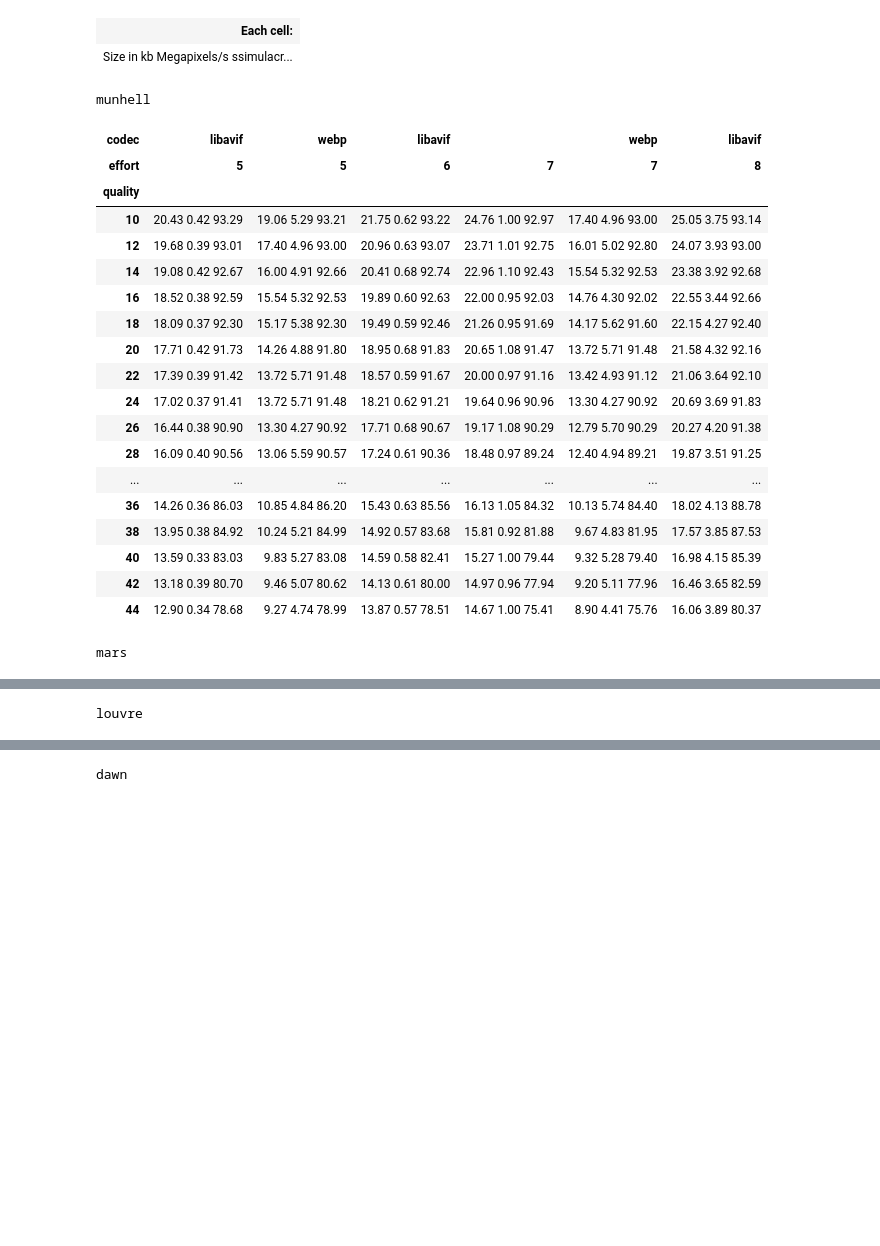
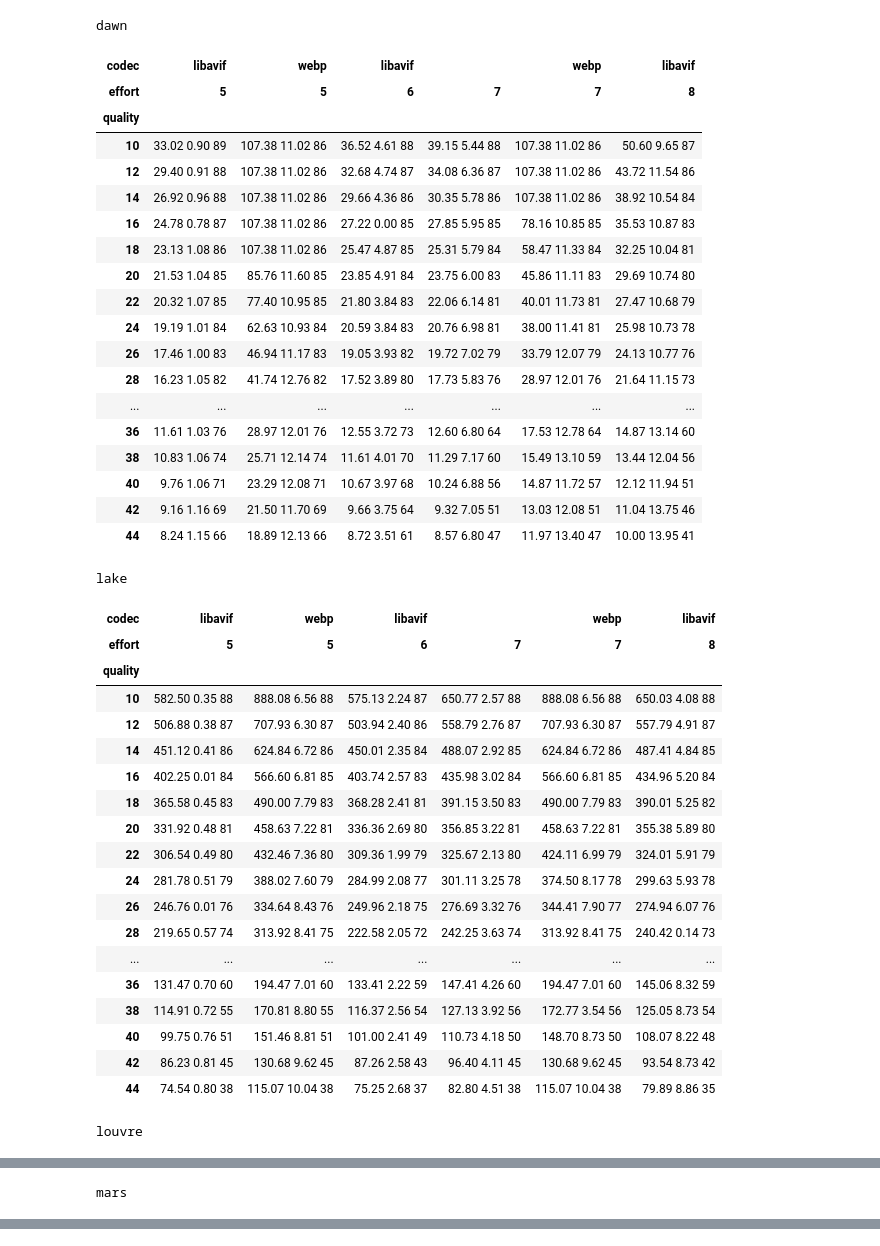
Before and after one commit to homm/image-codecs-bench, a Jupyter notebook: libavif.ipynb, the cells around one changed output, grey strips where cells are left out. Drawn from its saved outputs; the diff is of its cells as text; code cells hidden in the pictures; blank space fills up the shorter version.

```diff
--- a/libavif.ipynb
+++ b/libavif.ipynb
@@ -29,48 +47,47 @@ df
 # %%
-display(HTML("""<table>
-<tr><th>Each cell:
-<tr><td>
-Size in kb<br>
-Megapixels/s<br>
-ssimulacra2 mectric
-</table>
-"""))
-
-tables = []
-
-for fname in src_df.fname.unique():
-    df = src_df[src_df.fname == fname]
-    df = df.pivot(index='quality', columns=['codec', 'effort'], values='data')
-    tables.append(f"<h1>{fname}</h1>" + df.to_html(escape=False))
-
-display(HTML("".join(
-    f'<div style="float:left">{table}</div>'
-    for table in tables
-)))
+show_run('libavif.csv')
 # %% [output]
+dawn
-| Each cell: |
-| Size in kb Megapixels/s ssimulacr... |
+| codec | libavif | webp | libavif |  | webp | libavif |
+| effort | 5 | 5 | 6 | 7 | 7 | 8 |
+| quality |  |  |  |  |  |  |
+| 10 | 33.02 0.90 89 | 107.38 11.02 86 | 36.52 4.61 88 | 39.15 5.44 88 | 107.38 11.02 86 | 50.60 9.65 87 |
+| 12 | 29.40 0.91 88 | 107.38 11.02 86 | 32.68 4.74 87 | 34.08 6.36 87 | 107.38 11.02 86 | 43.72 11.54 86 |
+| 14 | 26.92 0.96 88 | 107.38 11.02 86 | 29.66 4.36 86 | 30.35 5.78 86 | 107.38 11.02 86 | 38.92 10.54 84 |
+| 16 | 24.78 0.78 87 | 107.38 11.02 86 | 27.22 0.00 85 | 27.85 5.95 85 | 78.16 10.85 85 | 35.53 10.87 83 |
+| 18 | 23.13 1.08 86 | 107.38 11.02 86 | 25.47 4.87 85 | 25.31 5.79 84 | 58.47 11.33 84 | 32.25 10.04 81 |
+| 20 | 21.53 1.04 85 | 85.76 11.60 85 | 23.85 4.91 84 | 23.75 6.00 83 | 45.86 11.11 83 | 29.69 10.74 80 |
+| 22 | 20.32 1.07 85 | 77.40 10.95 85 | 21.80 3.84 83 | 22.06 6.14 81 | 40.01 11.73 81 | 27.47 10.68 79 |
+| 24 | 19.19 1.01 84 | 62.63 10.93 84 | 20.59 3.84 83 | 20.76 6.98 81 | 38.00 11.41 81 | 25.98 10.73 78 |
+| 26 | 17.46 1.00 83 | 46.94 11.17 83 | 19.05 3.93 82 | 19.72 7.02 79 | 33.79 12.07 79 | 24.13 10.77 76 |
+| 28 | 16.23 1.05 82 | 41.74 12.76 82 | 17.52 3.89 80 | 17.73 5.83 76 | 28.97 12.01 76 | 21.64 11.15 73 |
+| ... | ... | ... | ... | ... | ... | ... |
+| 36 | 11.61 1.03 76 | 28.97 12.01 76 | 12.55 3.72 73 | 12.60 6.80 64 | 17.53 12.78 64 | 14.87 13.14 60 |
+| 38 | 10.83 1.06 74 | 25.71 12.14 74 | 11.61 4.01 70 | 11.29 7.17 60 | 15.49 13.10 59 | 13.44 12.04 56 |
+| 40 | 9.76 1.06 71 | 23.29 12.08 71 | 10.67 3.97 68 | 10.24 6.88 56 | 14.87 11.72 57 | 12.12 11.94 51 |
+| 42 | 9.16 1.16 69 | 21.50 11.70 69 | 9.66 3.75 64 | 9.32 7.05 51 | 13.03 12.08 51 | 11.04 13.75 46 |
+| 44 | 8.24 1.15 66 | 18.89 12.13 66 | 8.72 3.51 61 | 8.57 6.80 47 | 11.97 13.40 47 | 10.00 13.95 41 |
-munhell
+lake
 | codec | libavif | webp | libavif |  | webp | libavif |
 | effort | 5 | 5 | 6 | 7 | 7 | 8 |
 | quality |  |  |  |  |  |  |
-| 10 | 20.43 0.42 93.29 | 19.06 5.29 93.21 | 21.75 0.62 93.22 | 24.76 1.00 92.97 | 17.40 4.96 93.00 | 25.05 3.75 93.14 |
-| 12 | 19.68 0.39 93.01 | 17.40 4.96 93.00 | 20.96 0.63 93.07 | 23.71 1.01 92.75 | 16.01 5.02 92.80 | 24.07 3.93 93.00 |
-| 14 | 19.08 0.42 92.67 | 16.00 4.91 92.66 | 20.41 0.68 92.74 | 22.96 1.10 92.43 | 15.54 5.32 92.53 | 23.38 3.92 92.68 |
-| 16 | 18.52 0.38 92.59 | 15.54 5.32 92.53 | 19.89 0.60 92.63 | 22.00 0.95 92.03 | 14.76 4.30 92.02 | 22.55 3.44 92.66 |
-| 18 | 18.09 0.37 92.30 | 15.17 5.38 92.30 | 19.49 0.59 92.46 | 21.26 0.95 91.69 | 14.17 5.62 91.60 | 22.15 4.27 92.40 |
-| 20 | 17.71 0.42 91.73 | 14.26 4.88 91.80 | 18.95 0.68 91.83 | 20.65 1.08 91.47 | 13.72 5.71 91.48 | 21.58 4.32 92.16 |
-| 22 | 17.39 0.39 91.42 | 13.72 5.71 91.48 | 18.57 0.59 91.67 | 20.00 0.97 91.16 | 13.42 4.93 91.12 | 21.06 3.64 92.10 |
-| 24 | 17.02 0.37 91.41 | 13.72 5.71 91.48 | 18.21 0.62 91.21 | 19.64 0.96 90.96 | 13.30 4.27 90.92 | 20.69 3.69 91.83 |
-| 26 | 16.44 0.38 90.90 | 13.30 4.27 90.92 | 17.71 0.68 90.67 | 19.17 1.08 90.29 | 12.79 5.70 90.29 | 20.27 4.20 91.38 |
-| 28 | 16.09 0.40 90.56 | 13.06 5.59 90.57 | 17.24 0.61 90.36 | 18.48 0.97 89.24 | 12.40 4.94 89.21 | 19.87 3.51 91.25 |
+| 10 | 582.50 0.35 88 | 888.08 6.56 88 | 575.13 2.24 87 | 650.77 2.57 88 | 888.08 6.56 88 | 650.03 4.08 88 |
+| 12 | 506.88 0.38 87 | 707.93 6.30 87 | 503.94 2.40 86 | 558.79 2.76 87 | 707.93 6.30 87 | 557.79 4.91 87 |
+| 14 | 451.12 0.41 86 | 624.84 6.72 86 | 450.01 2.35 84 | 488.07 2.92 85 | 624.84 6.72 86 | 487.41 4.84 85 |
+| 16 | 402.25 0.01 84 | 566.60 6.81 85 | 403.74 2.57 83 | 435.98 3.02 84 | 566.60 6.81 85 | 434.96 5.20 84 |
+| 18 | 365.58 0.45 83 | 490.00 7.79 83 | 368.28 2.41 81 | 391.15 3.50 83 | 490.00 7.79 83 | 390.01 5.25 82 |
+| 20 | 331.92 0.48 81 | 458.63 7.22 81 | 336.36 2.69 80 | 356.85 3.22 81 | 458.63 7.22 81 | 355.38 5.89 80 |
+| 22 | 306.54 0.49 80 | 432.46 7.36 80 | 309.36 1.99 79 | 325.67 2.13 80 | 424.11 6.99 79 | 324.01 5.91 79 |
+| 24 | 281.78 0.51 79 | 388.02 7.60 79 | 284.99 2.08 77 | 301.11 3.25 78 | 374.50 8.17 78 | 299.63 5.93 78 |
+| 26 | 246.76 0.01 76 | 334.64 8.43 76 | 249.96 2.18 75 | 276.69 3.32 76 | 344.41 7.90 77 | 274.94 6.07 76 |
+| 28 | 219.65 0.57 74 | 313.92 8.41 75 | 222.58 2.05 72 | 242.25 3.63 74 | 313.92 8.41 75 | 240.42 0.14 73 |
 | ... | ... | ... | ... | ... | ... | ... |
-| 36 | 14.26 0.36 86.03 | 10.85 4.84 86.20 | 15.43 0.63 85.56 | 16.13 1.05 84.32 | 10.13 5.74 84.40 | 18.02 4.13 88.78 |
-| 38 | 13.95 0.38 84.92 | 10.24 5.21 84.99 | 14.92 0.57 83.68 | 15.81 0.92 81.88 | 9.67 4.83 81.95 | 17.57 3.85 87.53 |
-| 40 | 13.59 0.33 83.03 | 9.83 5.27 83.08 | 14.59 0.58 82.41 | 15.27 1.00 79.44 | 9.32 5.28 79.40 | 16.98 4.15 85.39 |
-| 42 | 13.18 0.39 80.70 | 9.46 5.07 80.62 | 14.13 0.61 80.00 | 14.97 0.96 77.94 | 9.20 5.11 77.96 | 16.46 3.65 82.59 |
-| 44 | 12.90 0.34 78.68 | 9.27 4.74 78.99 | 13.87 0.57 78.51 | 14.67 1.00 75.41 | 8.90 4.41 75.76 | 16.06 3.89 80.37 |
+| 36 | 131.47 0.70 60 | 194.47 7.01 60 | 133.41 2.22 59 | 147.41 4.26 60 | 194.47 7.01 60 | 145.06 8.32 59 |
+| 38 | 114.91 0.72 55 | 170.81 8.80 55 | 116.37 2.56 54 | 127.13 3.92 56 | 172.77 3.54 56 | 125.05 8.73 54 |
+| 40 | 99.75 0.76 51 | 151.46 8.81 51 | 101.00 2.41 49 | 110.73 4.18 50 | 148.70 8.73 50 | 108.07 8.22 48 |
+| 42 | 86.23 0.81 45 | 130.68 9.62 45 | 87.26 2.58 43 | 96.40 4.11 45 | 130.68 9.62 45 | 93.54 8.73 42 |
+| 44 | 74.54 0.80 38 | 115.07 10.04 38 | 75.25 2.68 37 | 82.80 4.51 38 | 115.07 10.04 38 | 79.89 8.86 35 |
-mars
+louvre
 | codec | libavif | webp | libavif |  | webp | libavif |
 | effort | 5 | 5 | 6 | 7 | 7 | 8 |
 | quality |  |  |  |  |  |  |
@@ -93,4 +110,4 @@ mars
-louvre
+mars
 | codec | libavif | webp | libavif |  | webp | libavif |
 | effort | 5 | 5 | 6 | 7 | 7 | 8 |
 | quality |  |  |  |  |  |  |
@@ -113 +129,0 @@ louvre
-dawn
```
Also changed, not shown: parts of 3 cells of this notebook, 1 other file.
